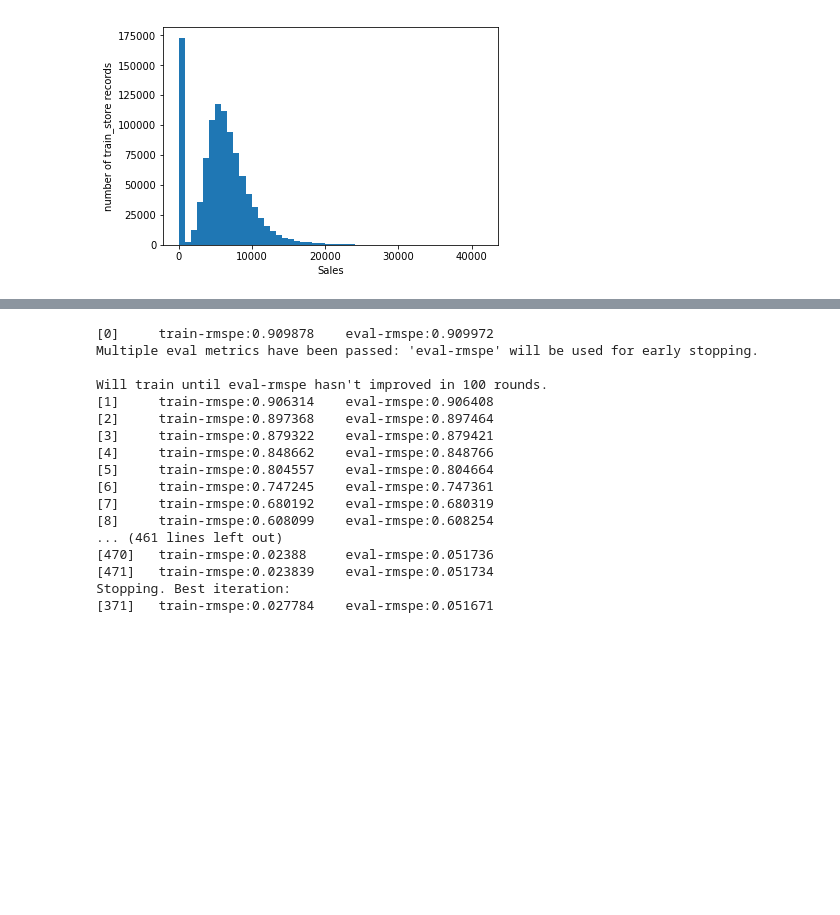
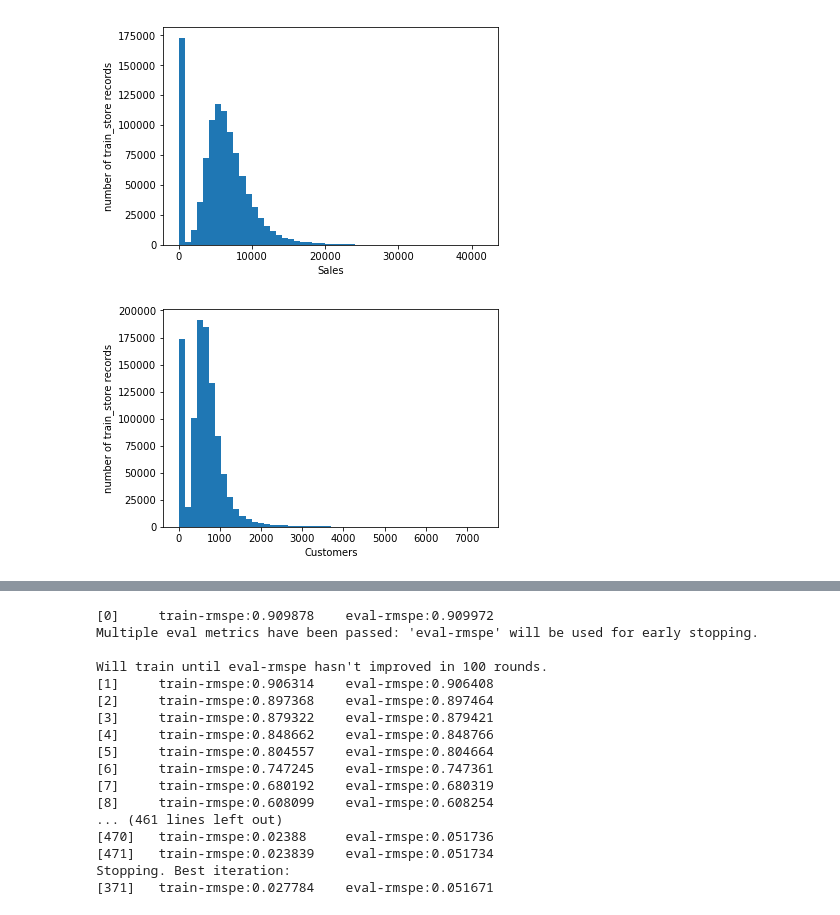
Before and after one commit to xueweiyema/ForecastRossmannStoreSales, a Jupyter notebook: proposal.ipynb, the cells around one changed output, grey strips where cells are left out. Saved outputs shown, nothing was run; the diff lists cells and outputs as text; code cells hidden in the pictures; blank space fills up the shorter version.

```diff
--- a/proposal.ipynb
+++ b/proposal.ipynb
@@ -574,4 +575,13 @@ plt.ylabel('number of train_store records')
 plt.show()
 # %% [output]
 [figure]
+# %%
+#值得分析的特征有，Sales,Customers,CompetitonDistance.
+# Customers
+plt.hist(train_store['Customers'].values, bins=50)
+plt.xlabel('Customers')
+plt.ylabel('number of train_store records')
+plt.show()
+# %% [output]
+[figure, added]
 # %%
```
Also changed, not shown: parts of 2 cells of this notebook.
